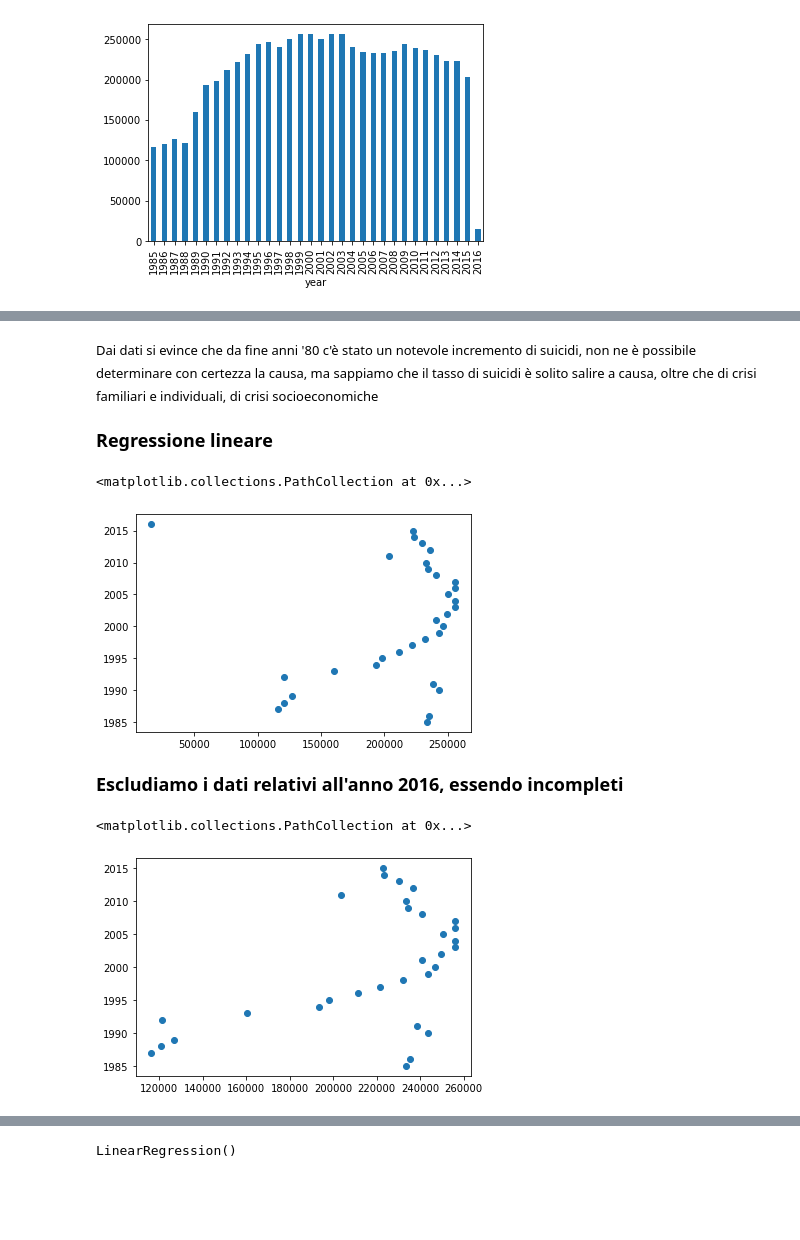
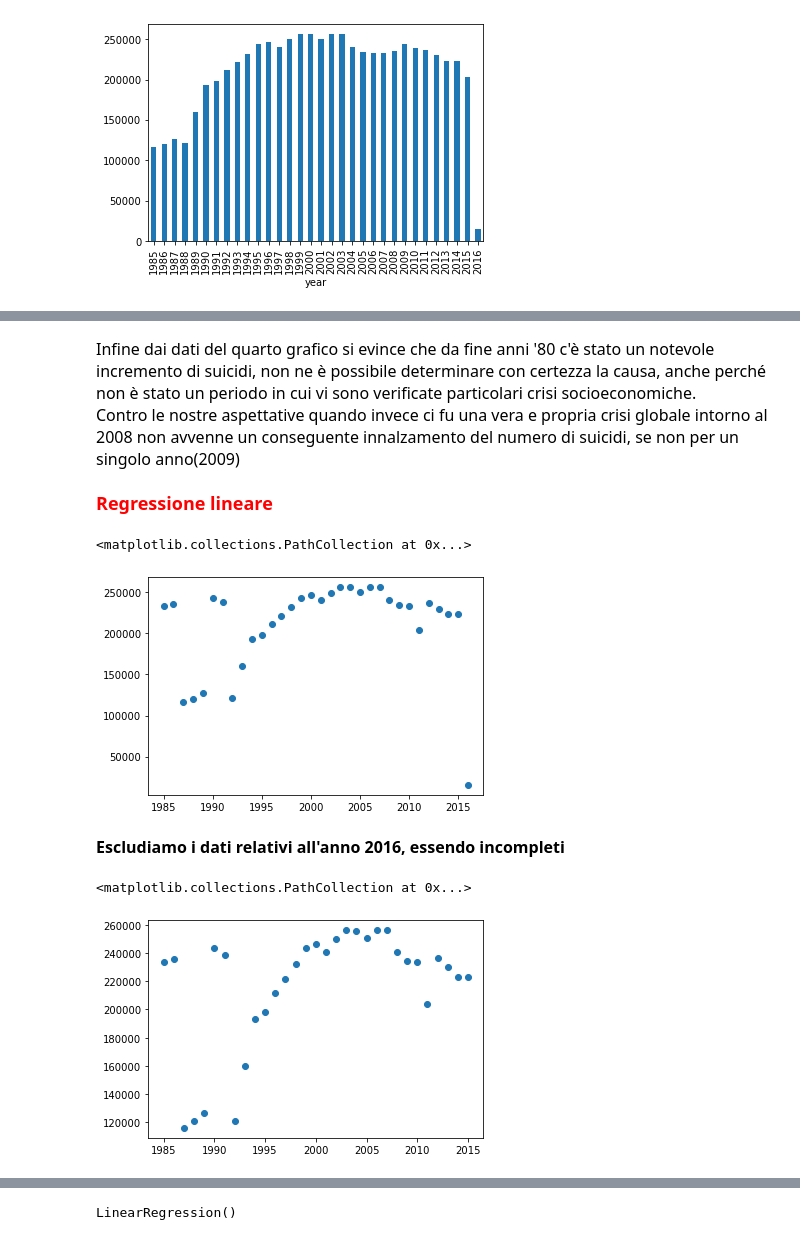
Before and after one commit to Alonzi20/ProgettoBigData, a Jupyter notebook: Progetto.ipynb, the cells around one changed output, grey strips where cells are left out. Cells and saved outputs as stored; diff of their text form; code cells hidden in the pictures; blank space fills up the shorter version.

```diff
--- a/Progetto.ipynb
+++ b/Progetto.ipynb
@@ -71,23 +91,23 @@ df.groupby('year').suicides_no.sum().plot.bar(stacked=True);
 # %% [markdown]
-<font size='2'>Dai dati si evince che da fine anni '80 c'è stato un notevole incremento di suicidi, non ne è possibile determinare con certezza la causa, ma sappiamo che il tasso di suicidi è solito salire a causa, oltre che di crisi familiari e individuali, di crisi socioeconomiche</font>
+<font size='3'>Infine dai dati del quarto grafico si evince che da fine anni '80 c'è stato un notevole incremento di suicidi, non ne è possibile determinare con certezza la causa, anche perché non è stato un periodo in cui vi sono verificate particolari crisi socioeconomiche. <br> Contro le nostre aspettative quando invece ci fu una vera e propria crisi globale intorno al 2008 non avvenne un conseguente innalzamento del numero di suicidi, se non per un singolo anno(2009)<font>
 # %% [markdown]
-<font size='4'>**Regressione lineare** </font>
+<font size='4' color='red'>**Regressione lineare** </font>
 # %%
 from sklearn import datasets
 from sklearn.model_selection import train_test_split
 from sklearn.linear_model import LinearRegression
 from sklearn.metrics import mean_squared_error, r2_score
 # %%
-#assegniamo X e Y per la regressione, al primo assegniamo il numero di suicidi per anno, al secondo gli anni
-X = df.groupby('year').suicides_no.sum().to_numpy().reshape(-1,1)
-Y = df['year'].unique()
+#assegniamo Y e X per la regressione, al primo assegniamo il numero di suicidi per anno, al secondo gli anni
+Y = df.groupby('year').suicides_no.sum().to_numpy()
+X = df['year'].unique().reshape(-1,1)
 
 plt.scatter(X, Y)
 # %% [output]
 <matplotlib.collections.PathCollection at 0x...>
-[figure, old version]
+[figure, new version]
 # %% [markdown]
-<font size='4'>**Escludiamo i dati relativi all'anno 2016, essendo incompleti** </font>
+<font size='3'>**Escludiamo i dati relativi all'anno 2016, essendo incompleti** </font>
 # %%
 X = X[:-1]
 # %%
@@ -96,6 +116,6 @@ Y = Y[:-1]
 plt.scatter(X, Y)
 # %% [output]
 <matplotlib.collections.PathCollection at 0x...>
-[figure, old version]
+[figure, new version]
 # %%
 #splittiamo i dati in due set, quello di train per allenare la regressione
```
Also changed, not shown: parts of 21 cells of this notebook.
